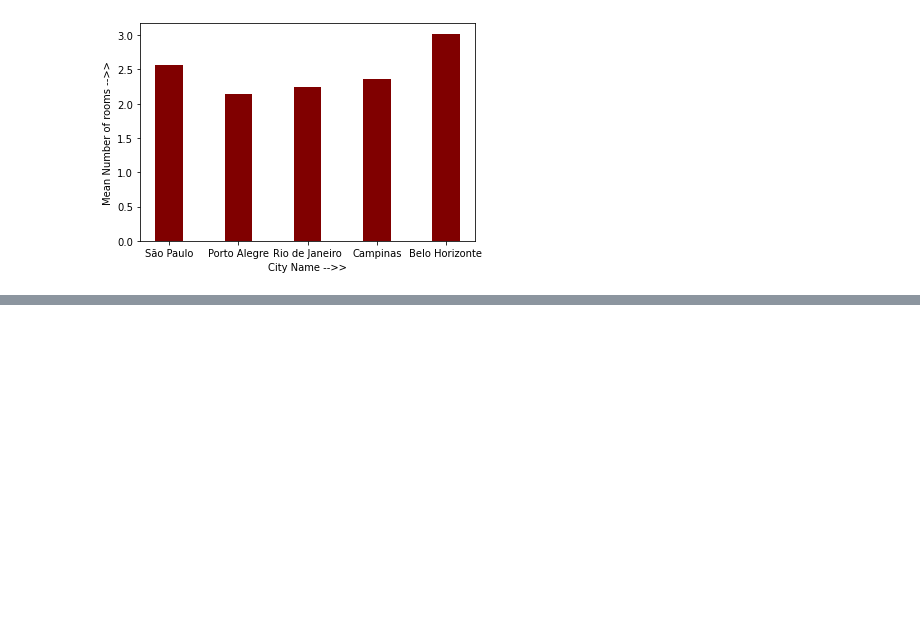
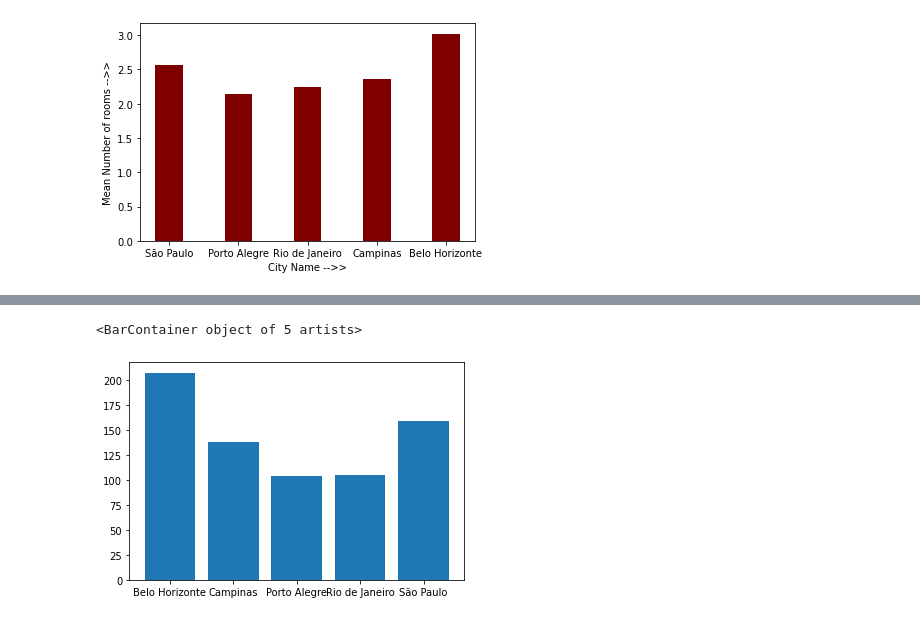
Before and after one commit to asharma8602/Introduction-to-Deep-Learning-and-its-Applications, a Jupyter notebook: Assignment/Assignment_1/200665_Paramveer_1B.ipynb, the cells around one changed output, grey strips where cells are left out. Saved outputs shown, nothing was run; the diff lists cells and outputs as text; code cells hidden in the pictures; blank space fills up the shorter version.

```diff
--- a/Assignment/Assignment_1/200665_Paramveer_1B.ipynb
+++ b/Assignment/Assignment_1/200665_Paramveer_1B.ipynb
@@ -58,3 +60,6 @@ plt.ylabel("Mean Number of rooms -->>")
 # %% [output]
 Text(0, 0.5, 'Mean Number of rooms -->>')
 [figure]
+# %%
+df2 = df.groupby('city')
+df2.mean()
@@ -60,0 +74,4 @@ Text(0, 0.5, 'Mean Number of rooms -->>')
+# %%
+df3=df2.mean()
+df3
+type(df3)
@@ -60,0 +90,5 @@ Text(0, 0.5, 'Mean Number of rooms -->>')
+# %%
+plt.bar(df3.index,df3['area'])
+# %% [output]
+<BarContainer object of 5 artists>
+[figure, added]
```
Also changed, not shown: parts of 16 cells of this notebook.
